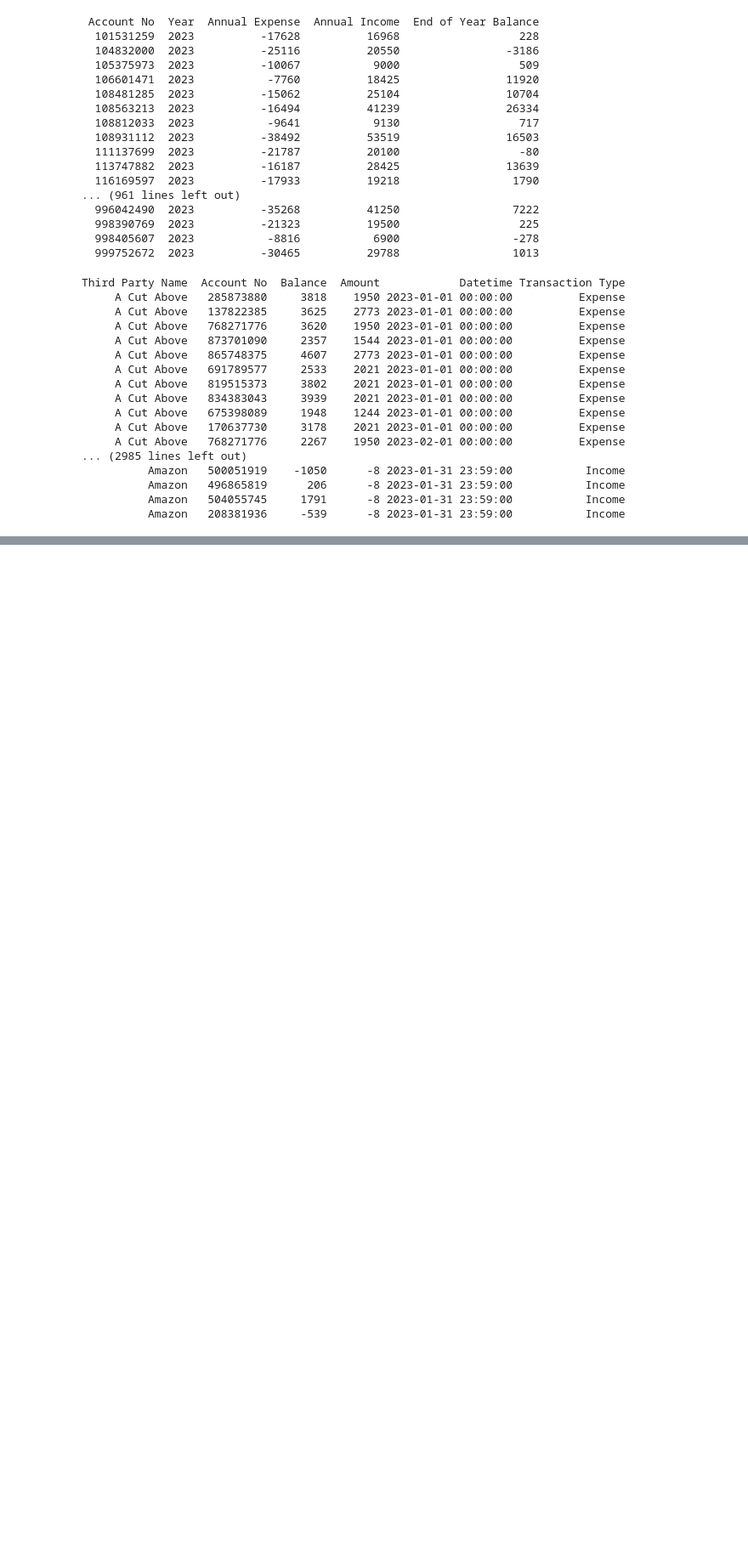
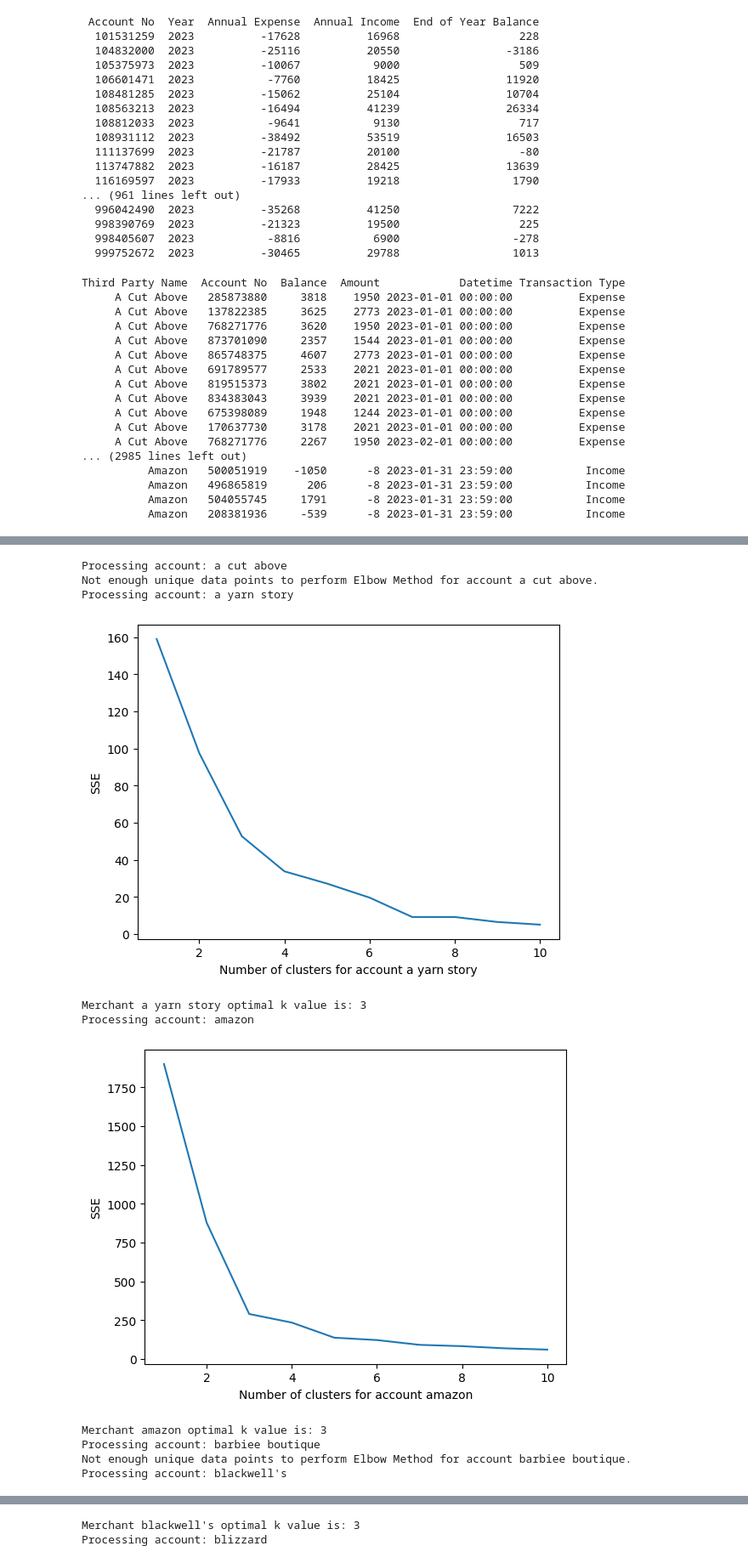
Before and after one commit to UoB-DSMP-2023-24/dsmp-2024-group28, a Jupyter notebook: Related_code/second_dataset/EDA_for_New_Dataset_1.ipynb, the cells around one changed output, grey strips where cells are left out. Shown at 85% size. Drawn from its saved outputs; the diff is of its cells as text; code cells hidden in the pictures; blank space fills up the shorter version.

```diff
--- a/Related_code/second_dataset/EDA_for_New_Dataset_1.ipynb
+++ b/Related_code/second_dataset/EDA_for_New_Dataset_1.ipynb
@@ -241,6 +233,7 @@ Third Party Name  Account No  Balance  Amount            Datetime Transaction Ty
           Amazon   208381936     -539      -8 2023-01-31 23:59:00           Income
 # %%
 grouped2 = grouped[grouped['Transaction Type'] == 'Income']
+grouped2['Third Party Name'] = grouped2['Third Party Name'].str.lower()
 print(grouped2.head(1000).to_string(index=False))
 grouped2.to_csv('New_dataset_Merchant_corresponding_incomes.csv', index=False)
 # %% [output]
@@ -322,0 +321,60 @@ plt.show()
+# %%
+best_ks = {}
+#Perform independent clustering analysis on each merchant
+for account in rfm['Third Party Name'].unique():
+    print(f"Processing account: {account}")
+
+#Filter data for specific merchants
+    account_rfm2 = rfm[rfm['Third Party Name'] == account]
+#Data preprocessing - Standardized RFM values
+    scaler = StandardScaler()
+    rfm_scaled = scaler.fit_transform(account_rfm2[['recency', 'frequency', 'monetary']])
+# rfm_scaled = scaler.fit_transform(rfm2[['recency', 'frequency', 'monetary']])
+#Initialize SSE dictionary to store SSE for each k value
+    sse = {}
+# Use Elbow Method to find the optimal K value and test K values up to the number of samples
+    max_k = min(len(account_rfm2), 10)
+    if max_k > 1:
+        for k in range(1, max_k + 1):
+            kmeans = KMeans(n_clusters=k, random_state=42)
+            kmeans.fit(rfm_scaled)
+            sse[k] = kmeans.inertia_  # store SSE (Sum of Squared Errors)
+
+        # Draw a graph of SSE changing with the number of clusters
+        plt.figure()
+        plt.plot(list(sse.keys()), list(sse.values()))
+        plt.xlabel(f"Number of clusters for account {account}")
+        plt.ylabel("SSE")
+        plt.show()
+        sse_values = list(sse.values())  # Convert dictionary values to lists
+        sse_differences = np.diff(sse_values)  # Calculate the first-order difference of a list
+        best_k = np.argmax(-sse_differences) + 2 + 1  # Find the k value corresponding to the maximum
+        # negative difference and add 2 because the index starts from 0, while our k value starts from 1. Adding 1 more will result in the final K value
+        best_ks[account] = best_k
+        # Print out the best k value
+        print(f"Merchant {account} optimal k value is: {best_k}")
+    else:
+        print(f"Not enough unique data points to perform Elbow Method for account {account}.")
+mean_best_k = np.mean(list(best_ks.values()))
+print(mean_best_k)
+
+k_opt = 3  #This value is the inflection point value in the elbow diagram
+#Applying K-Means clustering
+kmeans = KMeans(n_clusters=k_opt, random_state=42)
+scaler = StandardScaler()
+rfm_scaled = scaler.fit_transform(rfm[['recency', 'frequency', 'monetary']])
+clusters = kmeans.fit_predict(rfm_scaled)
+rfm['Cluster'] = clusters
+rfm['Cluster'] = kmeans.fit_predict(rfm_scaled)
+# %% [output]
+Processing account: a cut above
+Not enough unique data points to perform Elbow Method for account a cut above.
+Processing account: a yarn story
+[figure, added]
+Merchant a yarn story optimal k value is: 3
+Processing account: amazon
+[figure, added]
+Merchant amazon optimal k value is: 3
+Processing account: barbiee boutique
+Not enough unique data points to perform Elbow Method for account barbiee boutique.
+Processing account: blackwell's
@@ -322,0 +382,2 @@ plt.show()
+Merchant blackwell's optimal k value is: 3
+Processing account: blizzard
```
Also changed, not shown: parts of 8 cells of this notebook.
